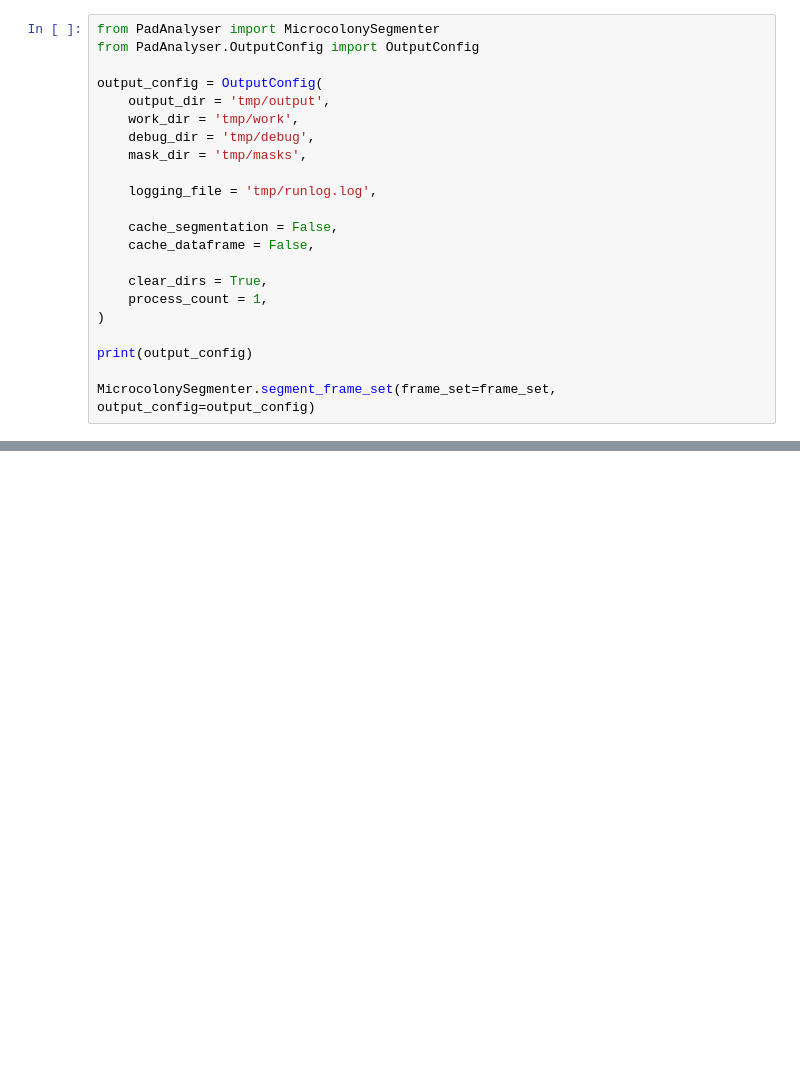
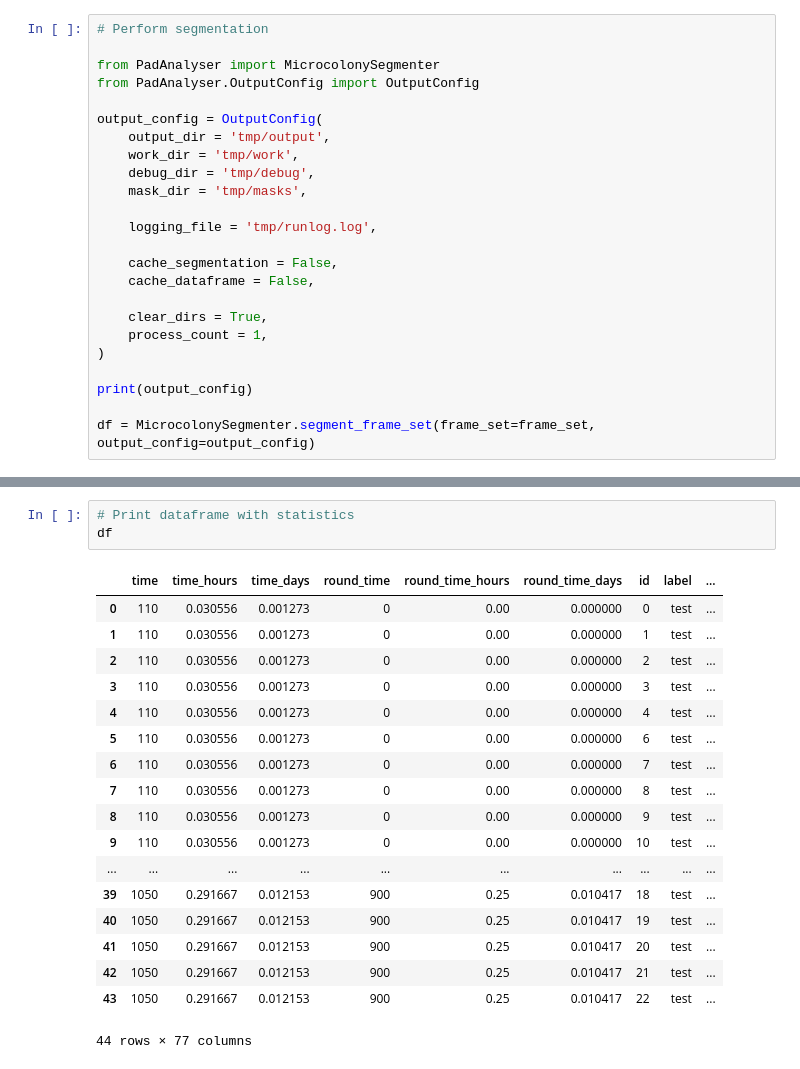
Before and after one commit to Cicuta-Group/MAP-imaging, a Jupyter notebook: Analysis/demo.ipynb, the cells around one changed output, grey strips where cells are left out. Drawn from its saved outputs; the diff is of its cells as text; blank space fills up the shorter version.

```diff
--- a/Analysis/demo.ipynb
+++ b/Analysis/demo.ipynb
@@ -34,4 +40,6 @@ print(frame_set)
 # %%
+# Perform segmentation
+
 from PadAnalyser import MicrocolonySegmenter
 from PadAnalyser.OutputConfig import OutputConfig
 
@@ -52,4 +60,4 @@ output_config = OutputConfig(
 
 print(output_config)
 
-MicrocolonySegmenter.segment_frame_set(frame_set=frame_set, output_config=output_config)
+df = MicrocolonySegmenter.segment_frame_set(frame_set=frame_set, output_config=output_config)
@@ -55,0 +72,22 @@ MicrocolonySegmenter.segment_frame_set(frame_set=frame_set, output_config=output
+# %%
+# Print dataframe with statistics
+df
+# %% [output]
+|  | time | time_hours | time_days | round_time | round_time_hours | round_time_days | id | label | ... |
+| 0 | 110 | 0.030556 | 0.001273 | 0 | 0.00 | 0.000000 | 0 | test | ... |
+| 1 | 110 | 0.030556 | 0.001273 | 0 | 0.00 | 0.000000 | 1 | test | ... |
+| 2 | 110 | 0.030556 | 0.001273 | 0 | 0.00 | 0.000000 | 2 | test | ... |
+| 3 | 110 | 0.030556 | 0.001273 | 0 | 0.00 | 0.000000 | 3 | test | ... |
+| 4 | 110 | 0.030556 | 0.001273 | 0 | 0.00 | 0.000000 | 4 | test | ... |
+| 5 | 110 | 0.030556 | 0.001273 | 0 | 0.00 | 0.000000 | 6 | test | ... |
+| 6 | 110 | 0.030556 | 0.001273 | 0 | 0.00 | 0.000000 | 7 | test | ... |
+| 7 | 110 | 0.030556 | 0.001273 | 0 | 0.00 | 0.000000 | 8 | test | ... |
+| 8 | 110 | 0.030556 | 0.001273 | 0 | 0.00 | 0.000000 | 9 | test | ... |
+| 9 | 110 | 0.030556 | 0.001273 | 0 | 0.00 | 0.000000 | 10 | test | ... |
+| ... | ... | ... | ... | ... | ... | ... | ... | ... | ... |
+| 39 | 1050 | 0.291667 | 0.012153 | 900 | 0.25 | 0.010417 | 18 | test | ... |
+| 40 | 1050 | 0.291667 | 0.012153 | 900 | 0.25 | 0.010417 | 19 | test | ... |
+| 41 | 1050 | 0.291667 | 0.012153 | 900 | 0.25 | 0.010417 | 20 | test | ... |
+| 42 | 1050 | 0.291667 | 0.012153 | 900 | 0.25 | 0.010417 | 21 | test | ... |
+| 43 | 1050 | 0.291667 | 0.012153 | 900 | 0.25 | 0.010417 | 22 | test | ... |
+44 rows × 77 columns
```
Also changed, not shown: parts of 4 cells of this notebook.
